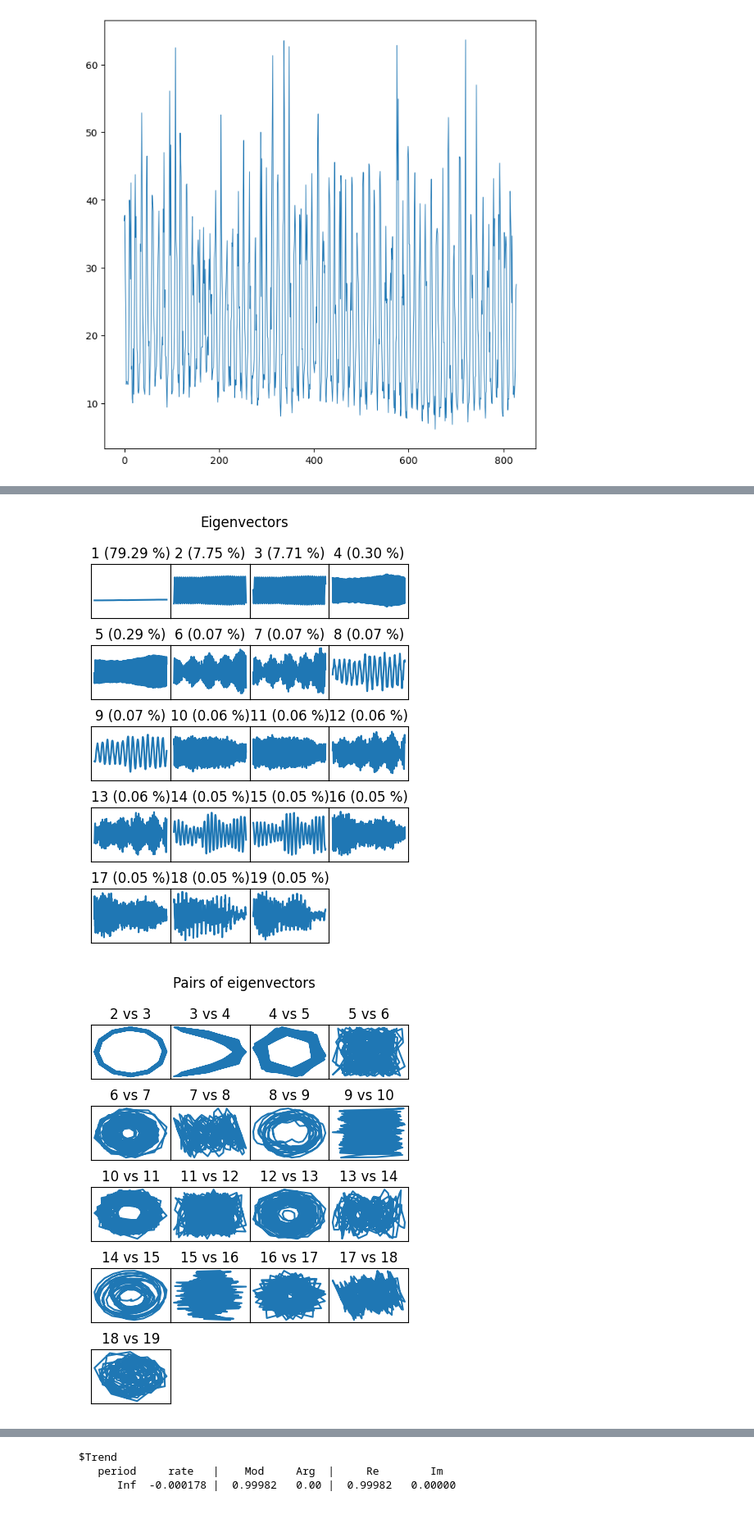
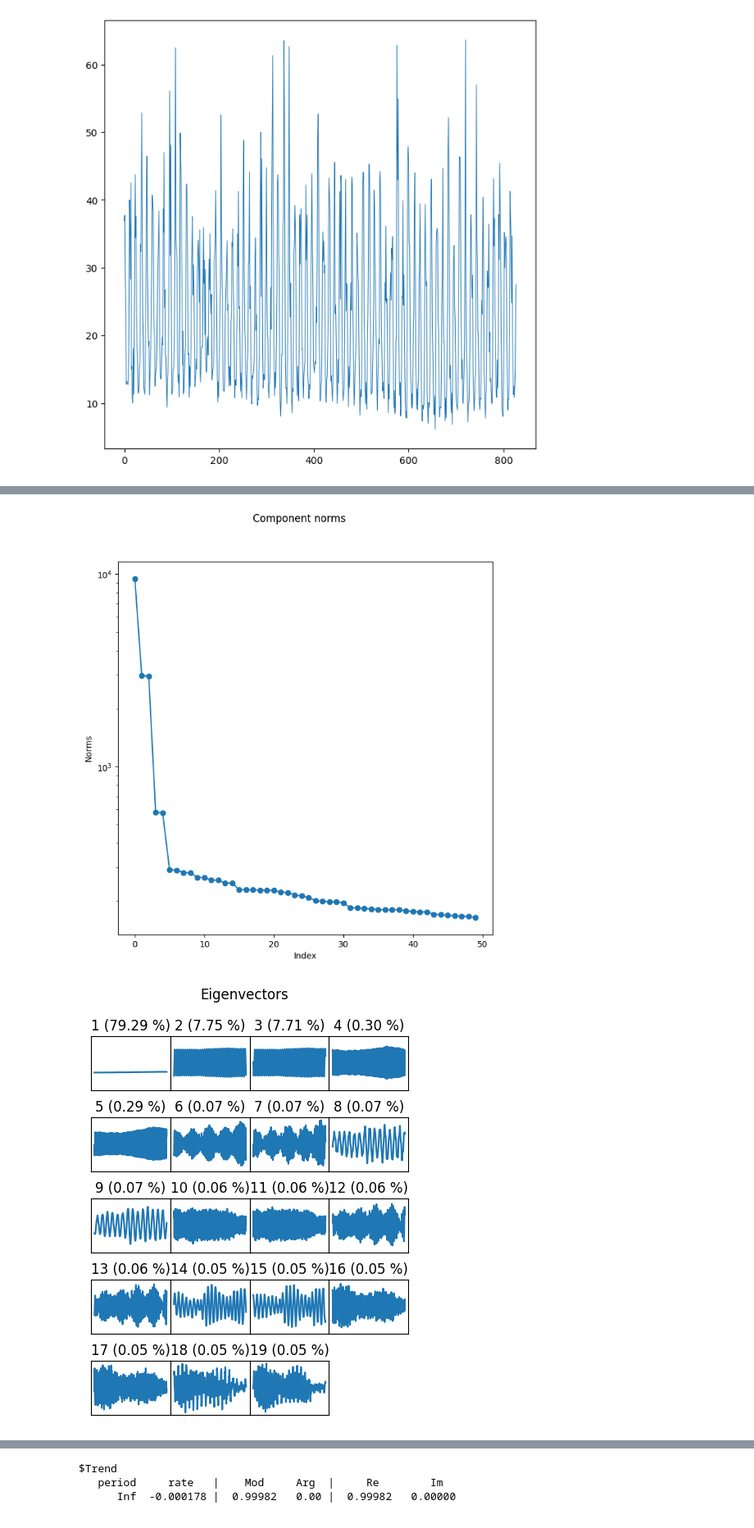
Before and after one commit to Fleyderer/pyrssa, a Jupyter notebook: examples/weather/Weather.ipynb, the cells around one changed output, grey strips where cells are left out. Shown at 82% size. Drawn from its saved outputs; the diff is of its cells as text; code cells hidden in the pictures.

```diff
--- a/examples/weather/Weather.ipynb
+++ b/examples/weather/Weather.ipynb
@@ -35,8 +45,11 @@ plt.show()
 # %%
 ts_ssa = prs.ssa(ts, L=len(ts) // 2 // 12 * 12, kind="1d-ssa")
+prs.plot(ts_ssa)
 prs.plot(ts_ssa, kind="vectors", idx=range(1, 20))
 prs.plot(ts_ssa, kind="paired", idx=range(2, 20), contrib=False)
 prs.plot(prs.wcor(ts_ssa, groups=range(1, 21)), scales=range(5, 21, 5))
+
+ssa_results = {'Basic': []}
 # %% [output]
-[figure, old version]
+[figure, new version]
-[figure, old version]
+[figure, new version]
```
Also changed, not shown: parts of 49 cells of this notebook, 2 other files.
